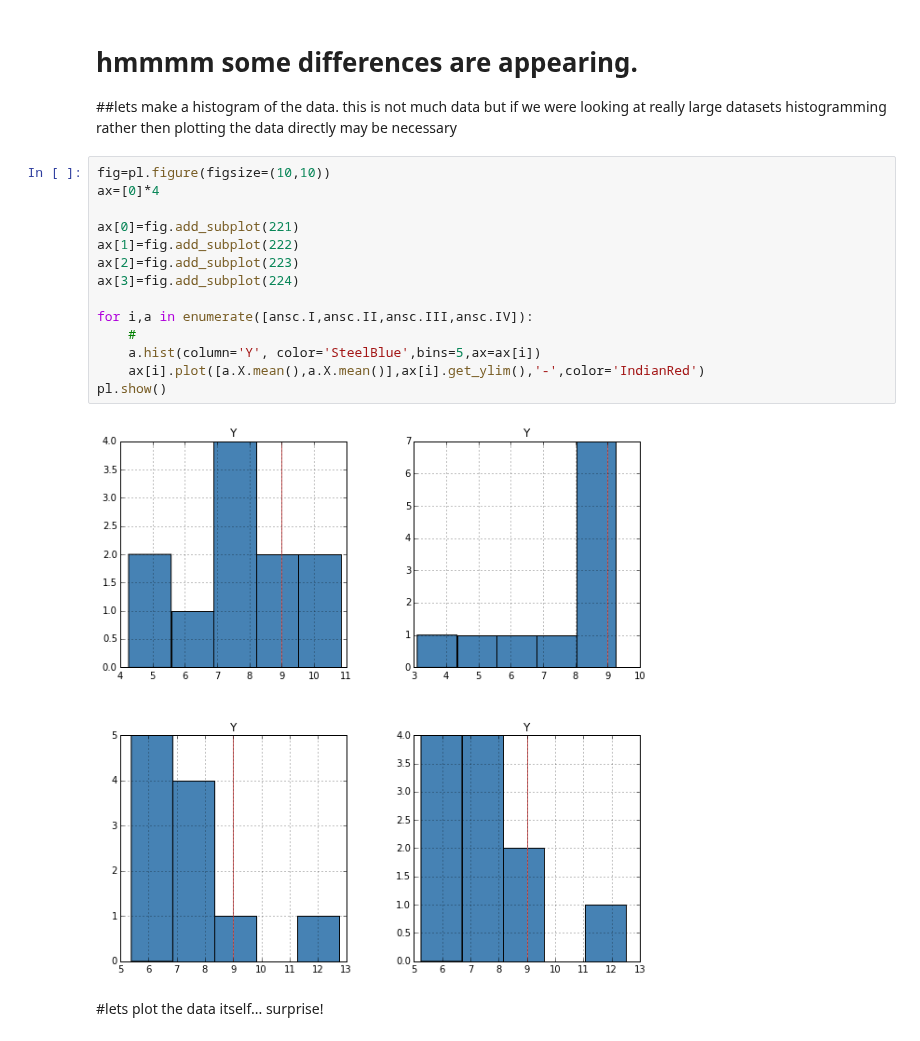
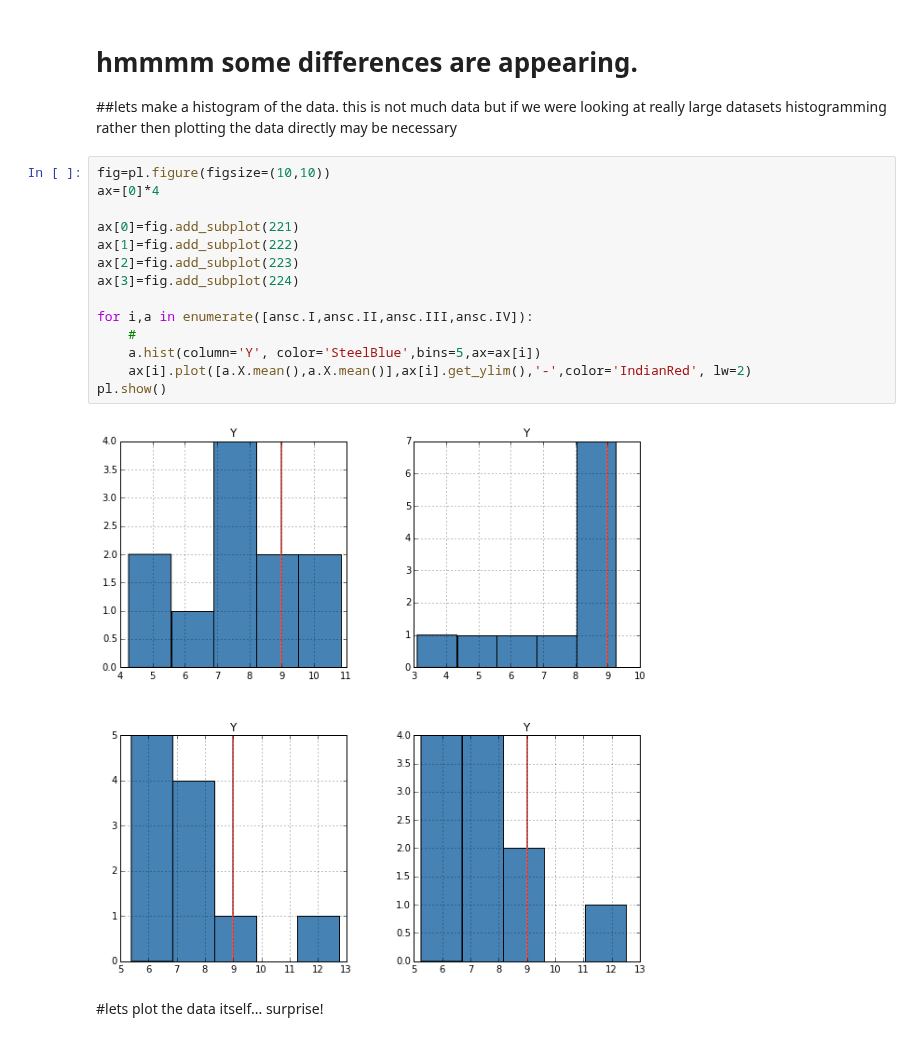
Before and after one commit to fedhere/UInotebooks, a Jupyter notebook: Anscombe's Quartet.ipynb, the cells around one changed output. Cells and saved outputs as stored; diff of their text form.

```diff
--- a/Anscombe's Quartet.ipynb
+++ b/Anscombe's Quartet.ipynb
@@ -188,19 +188,19 @@ pl.show()
 # %%
 fig=pl.figure(figsize=(10,10))
 ax=[0]*4
 
 ax[0]=fig.add_subplot(221)
 ax[1]=fig.add_subplot(222)
 ax[2]=fig.add_subplot(223)
 ax[3]=fig.add_subplot(224)
 
 for i,a in enumerate([ansc.I,ansc.II,ansc.III,ansc.IV]):
     #
     a.hist(column='Y', color='SteelBlue',bins=5,ax=ax[i])
-    ax[i].plot([a.X.mean(),a.X.mean()],ax[i].get_ylim(),'-',color='IndianRed')
+    ax[i].plot([a.X.mean(),a.X.mean()],ax[i].get_ylim(),'-',color='IndianRed', lw=2)
 pl.show()
 # %% [output]
-[figure, old version]
+[figure, new version]
 # %% [markdown]
 #lets plot the data itself... surprise!
 # %%
```
Also changed, not shown: parts of 1 cell of this notebook.
